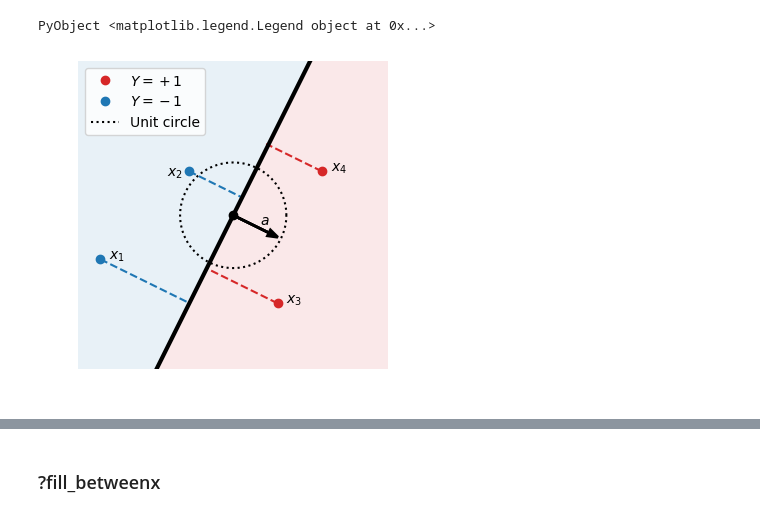
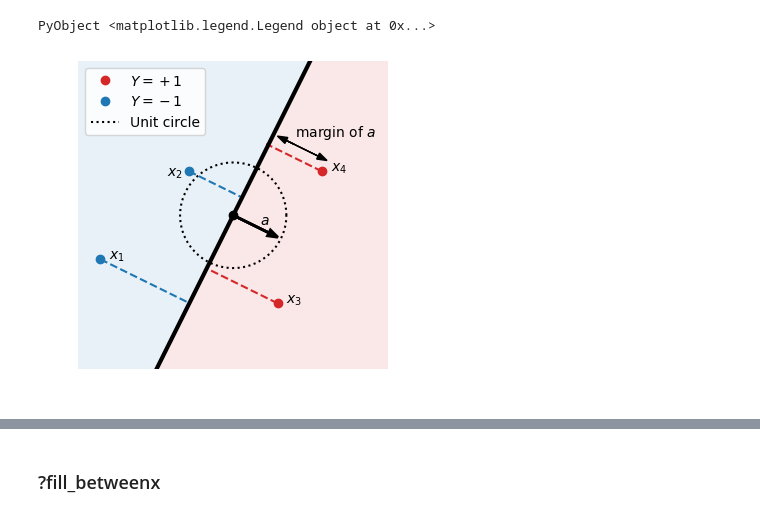
Before and after one commit to lchizat/2020_implicitbias_blog, a Jupyter notebook: implicitbias_convex.ipynb, the cells around one changed output, grey strips where cells are left out. Drawn from its saved outputs; the diff is of its cells as text; code cells hidden in the pictures.

```diff
--- a/implicitbias_convex.ipynb
+++ b/implicitbias_convex.ipynb
@@ -237,32 +237,36 @@ fig = figure(figsize=[4,4])
 plot(X[Y.==1,1], X[Y.==1,2],"oC3",label=L"Y=+1")
 plot(X[Y.==-1,1], X[Y.==-1,2],"oC0",label=L"Y=-1")
 ts = -5:0.01:5
 fill_betweenx(ts, -a[2].*ts /a[1],4,alpha=0.1,color="C3")
 fill_betweenx(ts, -4,-a[2].*ts /a[1],alpha=0.1,color="C0")
 arrow(0,0,0.9*a[1],0.9*a[2],lw=2,head_width=0.15,color="k",overhang=0)
 text(0.6,-0.2,L"a")
 plot([0],[0],"ok")
 #text(-0.95,0.1,L"(0,0)")
 ts=0.0:0.01:2.0
 plot(1.2*cospi.(ts),1.2*sinpi.(ts),":k",label="Unit circle")
 f = 2.2
 plot([X[1,1],X[1,1]+f*a[1]],[X[1,2], X[1,2] + f*a[2]],"--C0")
 f = 1.3
 plot([X[2,1],X[2,1]+f*a[1]],[X[2,2], X[2,2] + f*a[2]],"--C0")
 f = -1.8
 plot([X[3,1],X[3,1]+f*a[1]],[X[3,2], X[3,2] + f*a[2]],"--C3")
 f = -1.4
 plot([X[4,1],X[4,1]+f*a[1]],[X[4,2], X[4,2] + f*a[2]],"--C3")
 text(X[1,1]+0.2,X[1,2],L"x_1")
 text(X[2,1]-0.5,X[2,2]-0.1,L"x_2")
 text(X[3,1]+0.2,X[3,2],L"x_3")
 text(X[4,1]+0.2,X[4,2],L"x_4")
 axis([-3.5,3.5,-3.5,3.5])
+arrow(1.2,1.7,0.8*a[1],0.8*a[2],lw=1,head_width=0.15,color="k",overhang=0)
+f =0.2
+arrow(1.2+f*a[1],1.7+f*a[2],-f*a[1],-f*a[2],lw=1,head_width=0.15,color="k",overhang=0)
+text(1.4,1.8,L"margin of $a$")
 ts = -5:0.01:5
 plot(-a[2].*ts /a[1], ts,"k",lw=3)
 axis("off")
 legend(loc=2)
 savefig("max_margin.png",dpi=200, bbox_inches="tight")
 # %% [output]
-[figure, old version]
+[figure, new version]
 # %%
```
Also changed, not shown: parts of 1 cell of this notebook, 6 other files.
